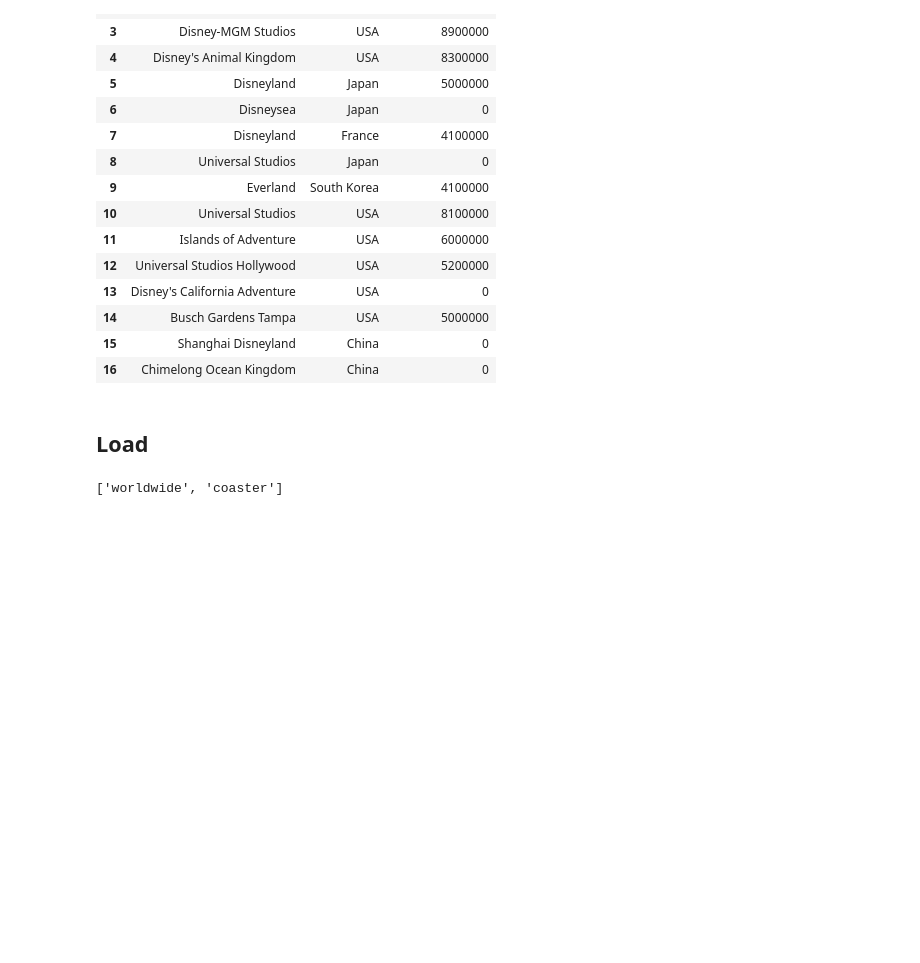
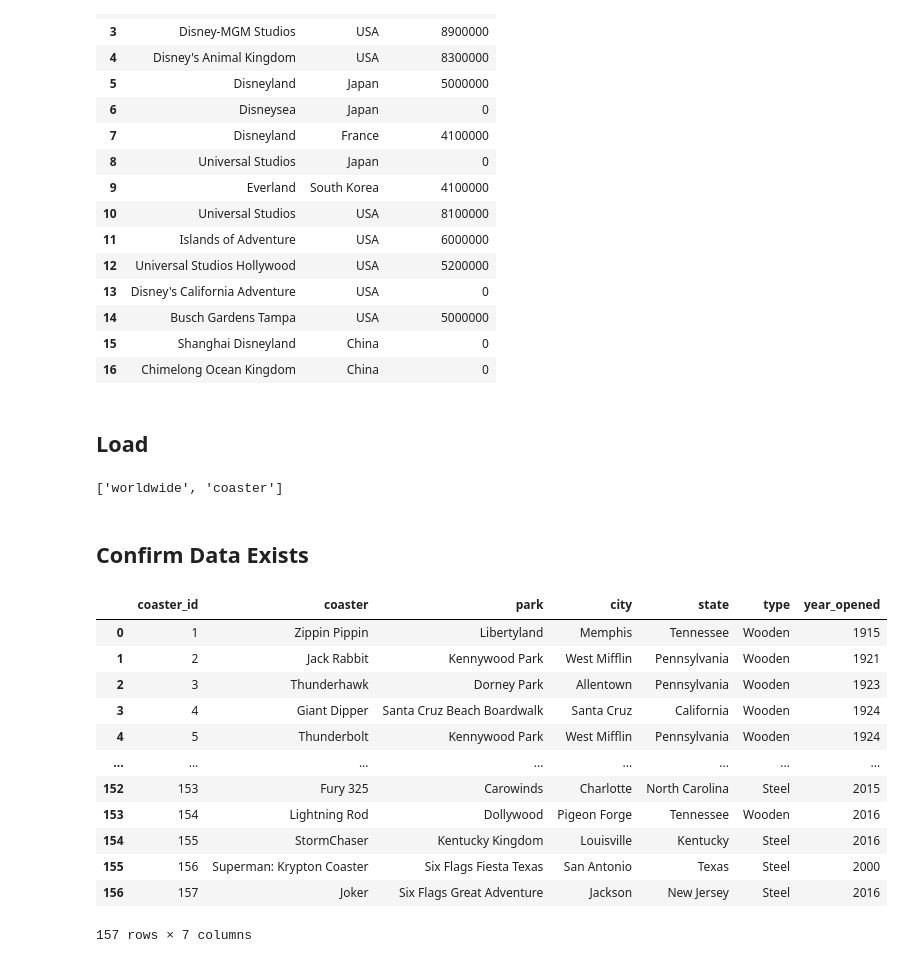
Before and after one commit to pammeyer80/ETL_RollerCoaster, a Jupyter notebook: Roller Coaster ETL.ipynb, the cells around one changed output. Drawn from its saved outputs; the diff is of its cells as text; code cells hidden in the pictures; blank space fills up the shorter version.

Commit message:
add confirmation queries

```diff
--- a/Roller Coaster ETL.ipynb
+++ b/Roller Coaster ETL.ipynb
@@ -107,3 +107,22 @@ lc_clean_coaster_df.to_sql(name='coaster', con=engine, if_exists='append', index
 # %%
 #Load worldwide table
 clean_park_df.to_sql(name='worldwide', con=engine, if_exists='append', index=False)
+# %% [markdown]
+## Confirm Data Exists
+# %%
+#Confirm data was loaded into coaster table
+pd.read_sql_query('select * from coaster', con=engine)
+# %% [output]
+|  | coaster_id | coaster | park | city | state | type | year_opened |
+| 0 | 1 | Zippin Pippin | Libertyland | Memphis | Tennessee | Wooden | 1915 |
+| 1 | 2 | Jack Rabbit | Kennywood Park | West Mifflin | Pennsylvania | Wooden | 1921 |
+| 2 | 3 | Thunderhawk | Dorney Park | Allentown | Pennsylvania | Wooden | 1923 |
+| 3 | 4 | Giant Dipper | Santa Cruz Beach Boardwalk | Santa Cruz | California | Wooden | 1924 |
+| 4 | 5 | Thunderbolt | Kennywood Park | West Mifflin | Pennsylvania | Wooden | 1924 |
+| ... | ... | ... | ... | ... | ... | ... | ... |
+| 152 | 153 | Fury 325 | Carowinds | Charlotte | North Carolina | Steel | 2015 |
+| 153 | 154 | Lightning Rod | Dollywood | Pigeon Forge | Tennessee | Wooden | 2016 |
+| 154 | 155 | StormChaser | Kentucky Kingdom | Louisville | Kentucky | Steel | 2016 |
+| 155 | 156 | Superman: Krypton Coaster | Six Flags Fiesta Texas | San Antonio | Texas | Steel | 2000 |
+| 156 | 157 | Joker | Six Flags Great Adventure | Jackson | New Jersey | Steel | 2016 |
+157 rows × 7 columns
```
Also changed, not shown: parts of 2 cells of this notebook.
